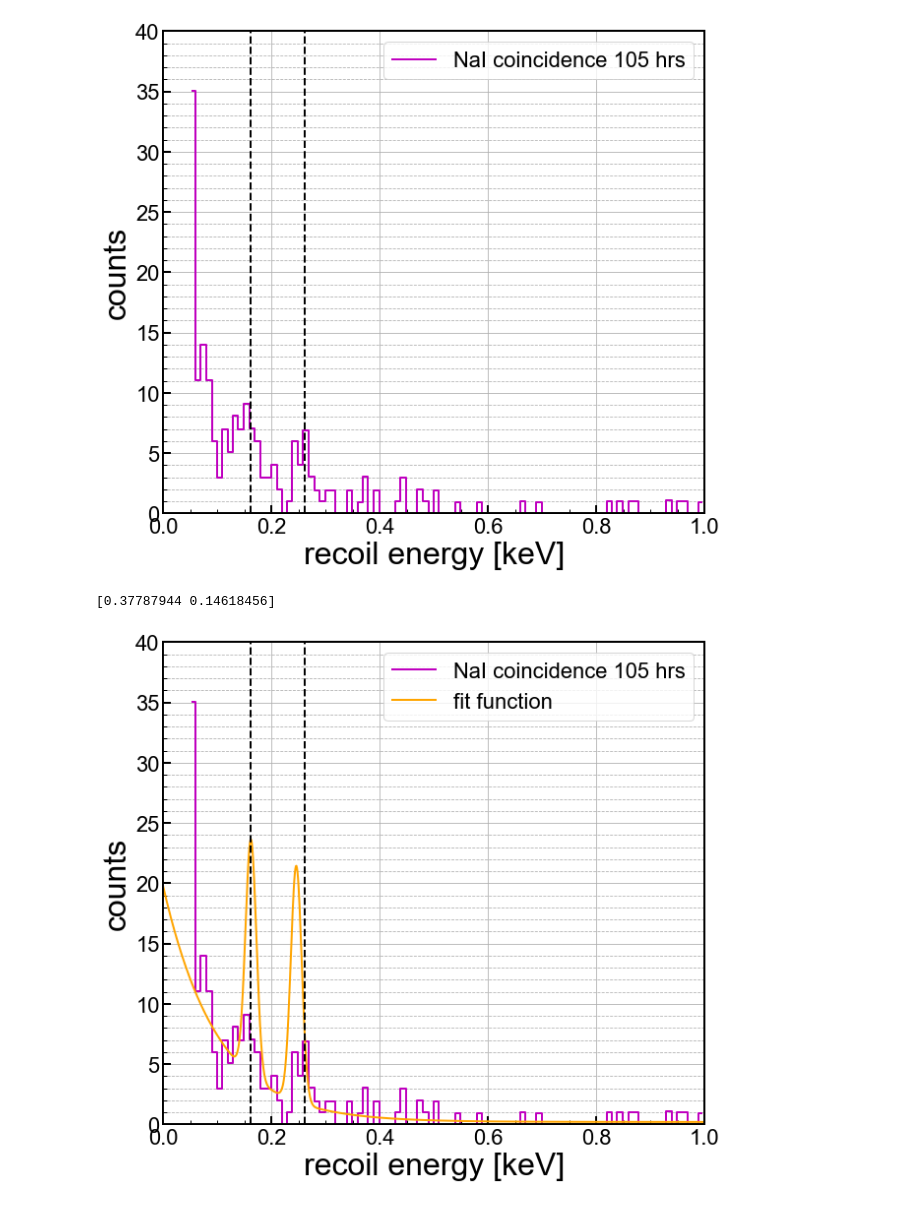
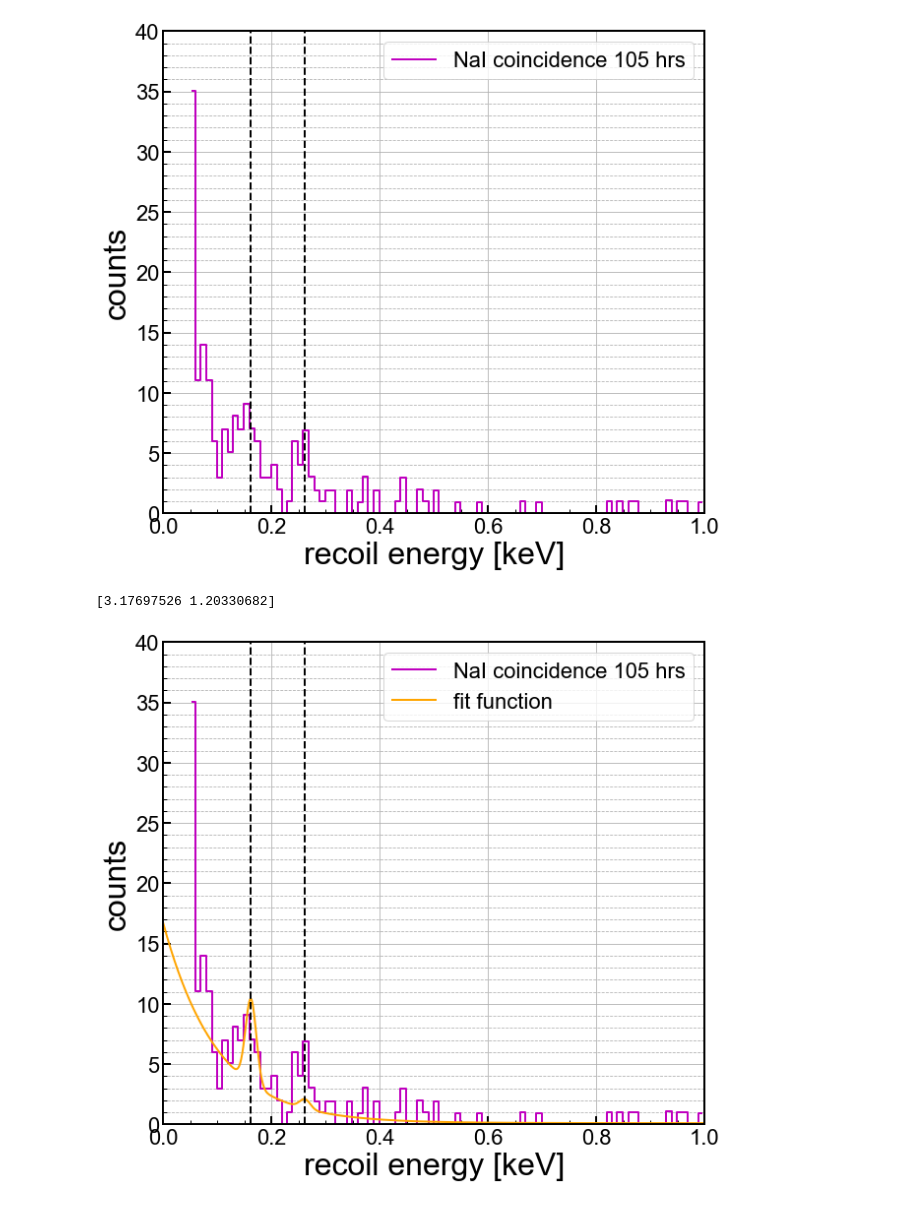
Before and after one commit to villano-lab/R76Analysis, a Jupyter notebook: coin_analysis/basic_coin_105hr.ipynb, the cells around one changed output. Saved outputs shown, nothing was run; the diff lists cells and outputs as text; code cells hidden in the pictures.

Commit message:
[ANV] updated with a fitting function

```diff
--- a/coin_analysis/basic_coin_105hr.ipynb
+++ b/coin_analysis/basic_coin_105hr.ipynb
@@ -193,26 +193,26 @@ def prob_func(E):
   prob_E30Si = (prob_Sn30Si**2/(2*prob_m30Si))*(1000)
 
   Escale = 0.1 # 100 eV
-  expdecay = np.exp(-(E/Escale))
+  expdecay = (1/Escale)*np.exp(-(E/Escale))
 
   w1 =0.01 #width of first gaussian
   y1 = 0.122
   mu1 = prob_E29Si*y1
-  g1 = np.exp(-(E-mu1)**2/(2*w1**2))
+  g1 = (1/(w1*np.sqrt(2*np.pi)))*np.exp(-(E-mu1)**2/(2*w1**2))
 
   w2 =0.01 #width of first gaussian
-  y2 = 0.122
+  y2 = 0.13
   mu2 = prob_E30Si*y2
-  g2 = np.exp(-(E-mu2)**2/(2*w2**2))
+  g2 = (1/(w2*np.sqrt(2*np.pi)))*np.exp(-(E-mu2)**2/(2*w2**2))
 
-  flat=0.01
+  flat=0.05
 
-  return expdecay+g1+g2+flat
+  return 0.85*expdecay+0.1*(0.9*g1+0.1*g2)+flat
 
 a = np.asarray([0.1,0.2])
 print(prob_func(a))
 # %% [output]
-[0.37787944 0.14618456]
+[3.17697526 1.20330682]
 # %%
 #set up a 1d plot
 fig,axes = plt.subplots(1,1,figsize=(9.0,8.0),sharex=True)
@@ -222,35 +222,35 @@ evec = np.linspace(0.0,1,num=1000)
 
 ax1.step(coinE,coinN, where='mid',color='m', linestyle='-', \
             label='NaI coincidence {} hrs'.format(105), linewidth=2)
-ax1.plot (evec, np.sum(coinN)*prob_func(evec)*0.1, color='orange',linestyle='-', label='fit function')
+ax1.plot (evec, np.sum(coinN)*prob_func(evec)*0.01, color='orange',linestyle='-', label='fit function')
 
 #ax1.plot(Eplot, 100*er_res(Eplot),color='b',label="$\sigma$ (n,p) (%)")
 
 
 ymin = 0
 ymax = 40
 
 
 ax1.set_yscale('linear')
 #ax1.set_yscale('log')
 ax1.set_xlim(0.0, 1)
 ax1.set_ylim(ymin,ymax)
 ax1.set_xlabel(r'recoil energy [keV]')
 ax1.set_ylabel('counts')
 ax1.grid(True)
 ax1.yaxis.grid(True,which='minor',linestyle='--')
 ax1.legend(loc=1,prop={'size':22})
 #ax1.legend(bbox_to_anchor=(1.04,1),borderaxespad=0,prop={'size':22})
 
 plt.axvline(x=E29Si*0.122,color='k',linestyle="--")
 plt.axvline(x=E30Si*0.13,color='k',linestyle="--")
 
 for axis in ['top','bottom','left','right']:
   ax1.spines[axis].set_linewidth(2)
 
 plt.tight_layout()
 #plt.savefig('paper_figures/hist.eps')
 #plt.savefig('paper_figures/hist.pdf')
 plt.show()
 # %% [output]
-[figure, old version]
+[figure, new version]
```
